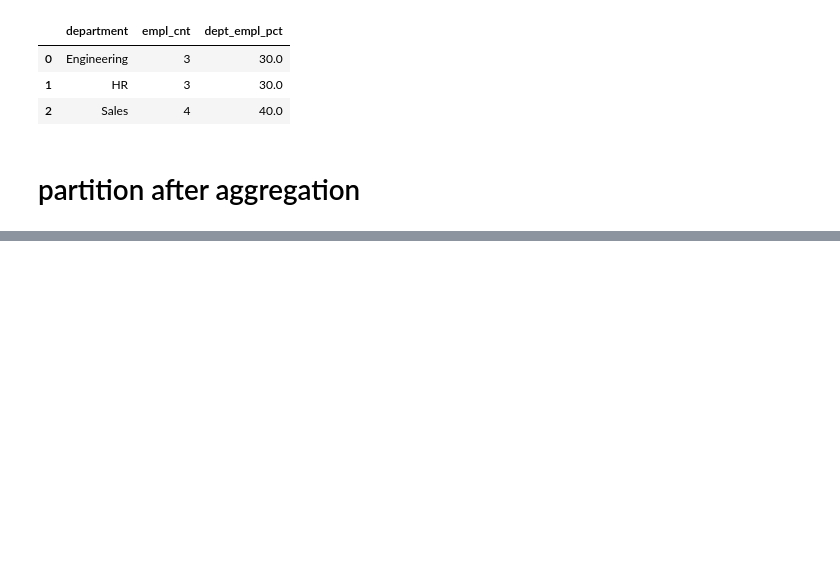
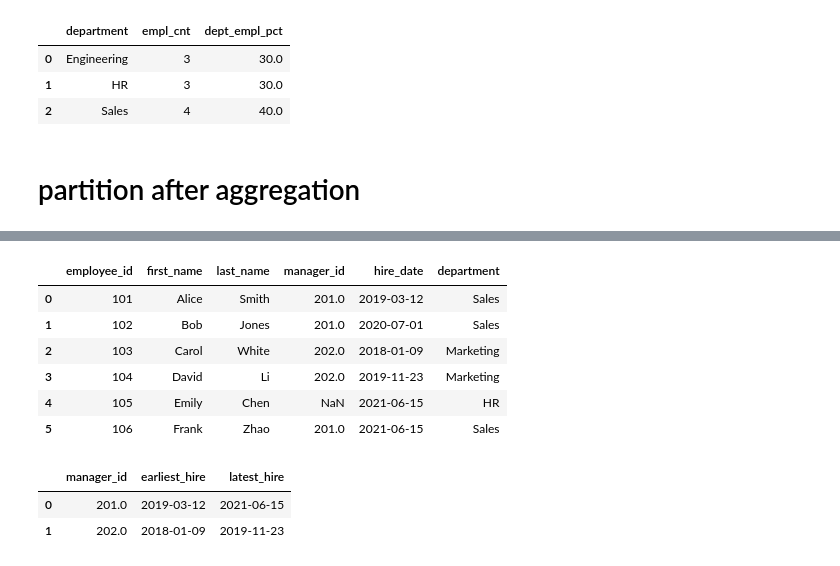
Before and after one commit to fyli16/pandas_data_analysis, a Jupyter notebook: data_manipulation.ipynb, the cells around one changed output, grey strips where cells are left out. Cells and saved outputs as stored; diff of their text form; code cells hidden in the pictures; blank space fills up the shorter version.

```diff
--- a/data_manipulation.ipynb
+++ b/data_manipulation.ipynb
@@ -37,0 +161,5 @@ def ascii_table_to_df(table_str: str) -> pd.DataFrame:
+# %%
+data = {'Category': ['A', 'B', 'A', 'C', 'B', 'A', 'C', 'B', 'D'],
+        'Value': [1, 2, 3, 4, 5, 6, 7, 8, 9]}
+df = pd.DataFrame(data)
+df
@@ -37,0 +177,3 @@ def ascii_table_to_df(table_str: str) -> pd.DataFrame:
+# %%
+df['grouped_cumsum'] = df.groupby('Category')['Value'].cumsum()
+df = df.sort_values('Category')
@@ -37,0 +219,5 @@ def ascii_table_to_df(table_str: str) -> pd.DataFrame:
+# %%
+grouped = df.groupby('Category')
+for name, group in grouped:
+  print(name)
+  print(group)
@@ -872,0 +1355,37 @@ order_df
+# %%
+"""
+Q1. Data Cleaning
+
+Standardize employee names so that only the first letter of each first/last name is uppercase (rest lowercase).
+"""
+employees['first_name'] = employees['first_name'].str.capitalize()
+employees['last_name'] = employees['last_name'].str.capitalize()
+employees
+# %% [output]
+|  | employee_id | first_name | last_name | manager_id | hire_date | department |
+| 0 | 101 | Alice | Smith | 201.0 | 2019-03-12 | Sales |
+| 1 | 102 | Bob | Jones | 201.0 | 2020-07-01 | Sales |
+| 2 | 103 | Carol | White | 202.0 | 2018-01-09 | Marketing |
+| 3 | 104 | David | Li | 202.0 | 2019-11-23 | Marketing |
+| 4 | 105 | Emily | Chen | NaN | 2021-06-15 | HR |
+| 5 | 106 | Frank | Zhao | 201.0 | 2021-06-15 | Sales |
+# %%
+"""
+Q2. Aggregation
+
+For each manager, find:
+
+earliest hire date of their reports
+
+latest hire date of their reports
+
+number of unique employees reporting to them
+"""
+employees.groupby('manager_id')['hire_date'].agg(
+  earliest_hire='min',
+  latest_hire='max'
+).reset_index()
+# %% [output]
+|  | manager_id | earliest_hire | latest_hire |
+| 0 | 201.0 | 2019-03-12 | 2021-06-15 |
+| 1 | 202.0 | 2018-01-09 | 2019-11-23 |
```
Also changed, not shown: parts of 62 cells of this notebook.
